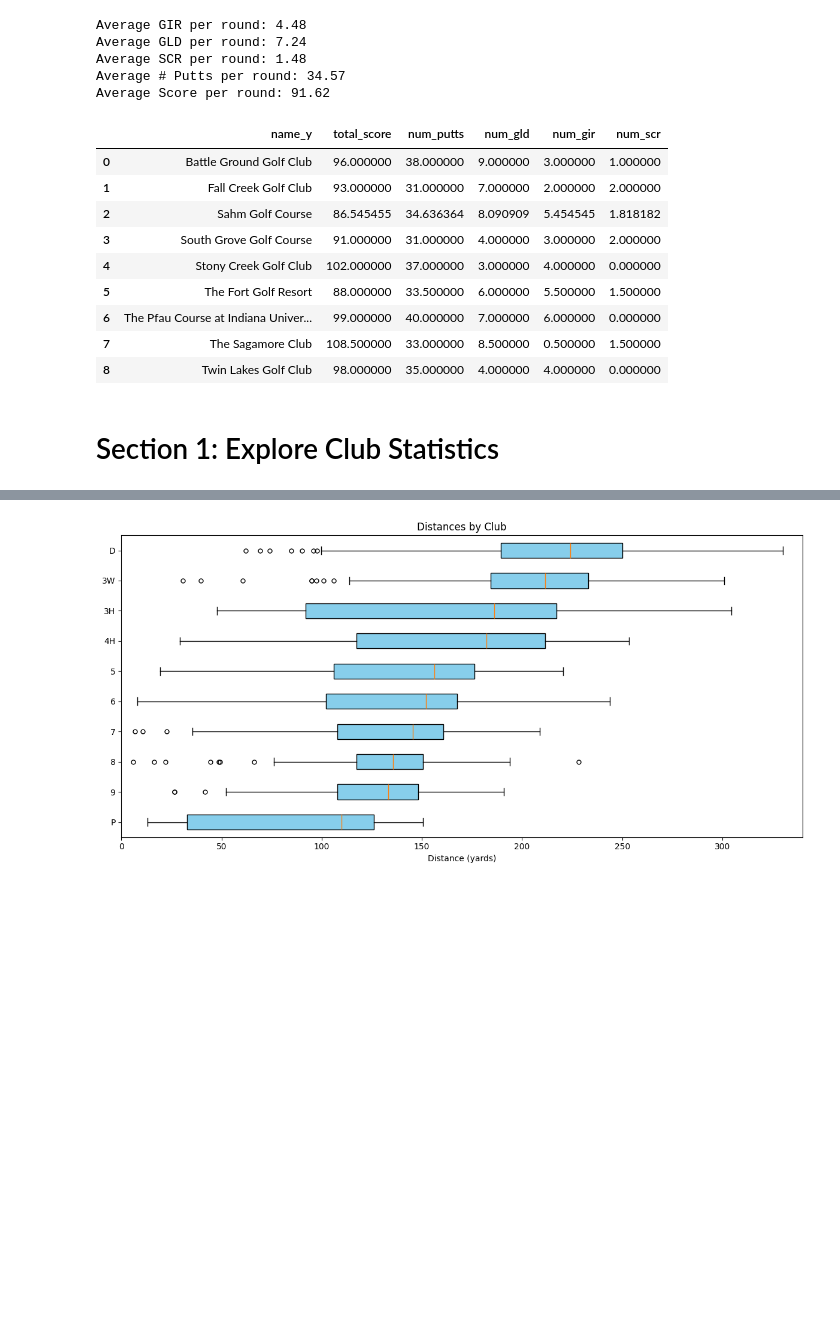
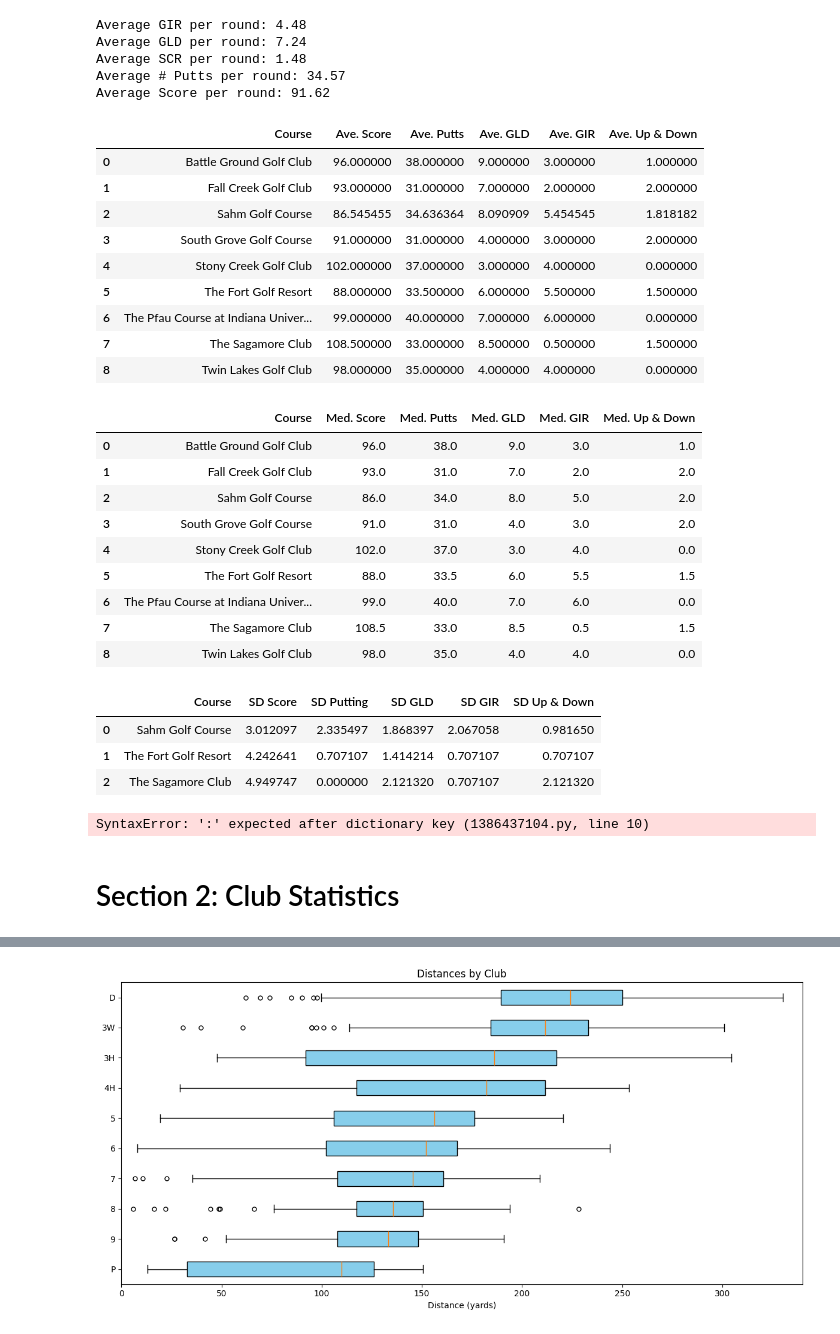
Before and after one commit to evklein/forehead-data-pipelines, a Jupyter notebook: 2024/2024.ipynb, the cells around one changed output, grey strips where cells are left out. Cells and saved outputs as stored; diff of their text form; code cells hidden in the pictures; blank space fills up the shorter version.

```diff
--- a/2024/2024.ipynb
+++ b/2024/2024.ipynb
@@ -261,10 +264,45 @@ Average # Putts per round: 34.57
 Average Score per round: 91.62
 # %%
 # Stats By Course
-rounds_by_course = rounds_df.merge(courses_df, how='inner', left_on='course_id', right_on='id')
-rounds_by_course.groupby('name_y')[['total_score', 'num_putts', 'num_gld', 'num_gir', 'num_scr']].mean().reset_index().head(20)
+mean_rounds_by_course = rounds_by_course.groupby('name_y')[['total_score', 'num_putts', 'num_gld', 'num_gir', 'num_scr']].mean() \
+    .reset_index() \
+    .rename(columns={
+        'name_y': 'Course',
+        'total_score': 'Ave. Score',
+        'num_putts': 'Ave. Putts',
+        'num_gld': 'Ave. GLD',
+        'num_gir': 'Ave. GIR',
+        'num_scr': 'Ave. Up & Down'
+    })
+
+median_rounds_by_course = rounds_by_course.groupby('name_y')[['total_score', 'num_putts', 'num_gld', 'num_gir', 'num_scr']].median() \
+    .reset_index() \
+    .rename(columns={
+        'name_y': 'Course',
+        'total_score': 'Med. Score',
+        'num_putts': 'Med. Putts',
+        'num_gld': 'Med. GLD',
+        'num_gir': 'Med. GIR',
+        'num_scr': 'Med. Up & Down'
+    })
+
+std_rounds_by_course = rounds_by_course.groupby('name_y')[['total_score', 'num_putts', 'num_gld', 'num_gir', 'num_scr']].std() \
+    .dropna() \
+    .reset_index() \
+    .rename(columns={
+        'name_y': 'Course',
+        'total_score': 'SD Score',
+        'num_putts': 'SD Putting',
+        'num_gld': 'SD GLD',
+        'num_gir': 'SD GIR',
+        'num_scr': 'SD Up & Down'
+    })
+
+display(mean_rounds_by_course)
+display(median_rounds_by_course)
+display(std_rounds_by_course)
 # %% [output]
-|  | name_y | total_score | num_putts | num_gld | num_gir | num_scr |
+|  | Course | Ave. Score | Ave. Putts | Ave. GLD | Ave. GIR | Ave. Up & Down |
 | 0 | Battle Ground Golf Club | 96.000000 | 38.000000 | 9.000000 | 3.000000 | 1.000000 |
 | 1 | Fall Creek Golf Club | 93.000000 | 31.000000 | 7.000000 | 2.000000 | 2.000000 |
 | 2 | Sahm Golf Course | 86.545455 | 34.636364 | 8.090909 | 5.454545 | 1.818182 |
@@ -274,5 +312,38 @@ rounds_by_course.groupby('name_y')[['total_score', 'num_putts', 'num_gld', 'num_
 | 6 | The Pfau Course at Indiana Univer... | 99.000000 | 40.000000 | 7.000000 | 6.000000 | 0.000000 |
 | 7 | The Sagamore Club | 108.500000 | 33.000000 | 8.500000 | 0.500000 | 1.500000 |
 | 8 | Twin Lakes Golf Club | 98.000000 | 35.000000 | 4.000000 | 4.000000 | 0.000000 |
+|  | Course | Med. Score | Med. Putts | Med. GLD | Med. GIR | Med. Up & Down |
+| 0 | Battle Ground Golf Club | 96.0 | 38.0 | 9.0 | 3.0 | 1.0 |
+| 1 | Fall Creek Golf Club | 93.0 | 31.0 | 7.0 | 2.0 | 2.0 |
+| 2 | Sahm Golf Course | 86.0 | 34.0 | 8.0 | 5.0 | 2.0 |
+| 3 | South Grove Golf Course | 91.0 | 31.0 | 4.0 | 3.0 | 2.0 |
+| 4 | Stony Creek Golf Club | 102.0 | 37.0 | 3.0 | 4.0 | 0.0 |
+| 5 | The Fort Golf Resort | 88.0 | 33.5 | 6.0 | 5.5 | 1.5 |
+| 6 | The Pfau Course at Indiana Univer... | 99.0 | 40.0 | 7.0 | 6.0 | 0.0 |
+| 7 | The Sagamore Club | 108.5 | 33.0 | 8.5 | 0.5 | 1.5 |
+| 8 | Twin Lakes Golf Club | 98.0 | 35.0 | 4.0 | 4.0 | 0.0 |
+|  | Course | SD Score | SD Putting | SD GLD | SD GIR | SD Up & Down |
+| 0 | Sahm Golf Course | 3.012097 | 2.335497 | 1.868397 | 2.067058 | 0.981650 |
+| 1 | The Fort Golf Resort | 4.242641 | 0.707107 | 1.414214 | 0.707107 | 0.707107 |
+| 2 | The Sagamore Club | 4.949747 | 0.000000 | 2.121320 | 0.707107 | 2.121320 |
+# %%
+# Group hole stats by par and total round score
+def get_score_for_hole(row):
+    return len(strokes_df[(strokes_df['rnd_id'] == row['rnd_id']) & (strokes_df['hole_id'] == row['hole_id'])]) + \
+        len(putts_df[(putts_df['rnd_id'] == row['rnd_id']) & (putts_df['hole_id'] == row['hole_id'])])
+
+holestats_scoring = holestats_df.merge(holes_df, how='inner', left_on='hole_id', right_on='id')
+holestats_scoring['total_for_played_hole'] = holestats_scoring.apply(get_score_for_hole, axis=1)
+
+scoring_by_par = holestats_scoring.groupby('par')['total_for_played_hole']
+mean_scores_by_par = scoring_by_par.mean().reset_index().rename(columns={'par': 'Par', 'total_for_played_hole', 'Mean' })
+median_scores_by_par = scoring_by_par.median().reset_index()
+std_scores_by_par = scoring_by_par.std().reset_index()
+
+overall_scoring_by_par = mean_scores_by_par.merge(median_scores_by_par, on='par') \
+    .merge(std_scores_by_par, on='par')
+overall_scoring_by_par.head()
+# %% [output]
+SyntaxError: ':' expected after dictionary key (1386437104.py, line 10)
 # %% [markdown]
-# Section 1: Explore Club Statistics
+# Section 2: Club Statistics
```
Also changed, not shown: parts of 28 cells of this notebook.
